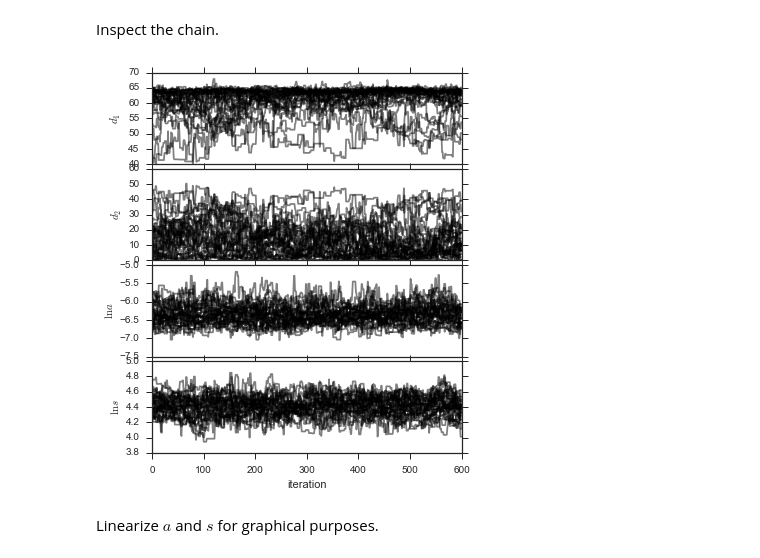
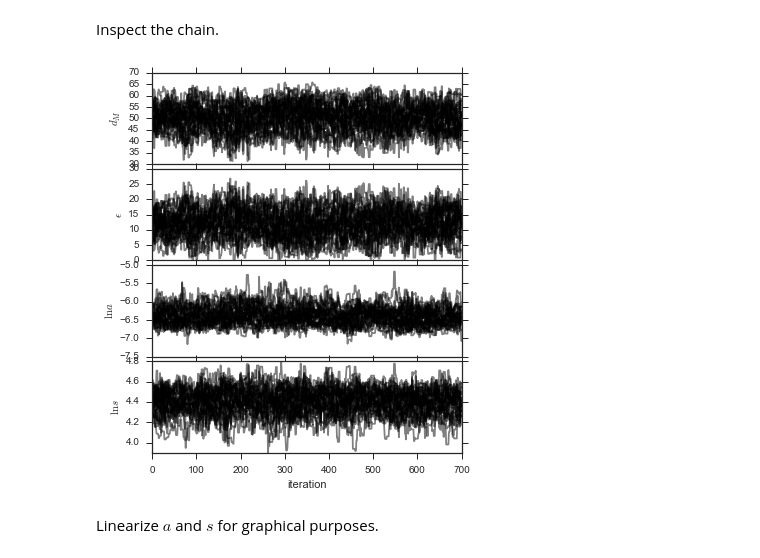
Before and after one commit to Echelle/AO_bonding_paper, a Jupyter notebook: notebooks/SiGaps_12_VG12_twoGaps.ipynb, the cells around one changed output. Cells and saved outputs as stored; diff of their text form; code cells hidden in the pictures.

```diff
--- a/notebooks/SiGaps_12_VG12_twoGaps.ipynb
+++ b/notebooks/SiGaps_12_VG12_twoGaps.ipynb
@@ -74,8 +79,9 @@ Define the prior.
 # %%
-def lnprior(d1, d2, lna, lns):
-    if not (40.0 < d1 < 150.0 and 0.0<d2<60.0 and -12 < lna < -2 and 0 < lns < 10):
+def lnprior(dM, eps, lna, lns):
+    prior = -0.5 * ((49.0-dM)/6.0)**2.0
+    if not (31.0 < dM < 67 and 0.0 < eps < 60.0 and -12 < lna < -2 and 0 < lns < 10):
         return -np.inf
-    return 0.0
+    return prior
 # %% [markdown]
 Combine likelihood and prior to obtain the posterior.
 # %%
@@ -88,10 +94,10 @@ def lnprob(p):
 Set up `emcee`.
 # %%
 @pickle_results('SiGaps_12_VG12_twoGaps-sampler.pkl')
-def hammer_time(ndim, nwalkers, d1_Guess, d2_Guess, a_Guess, s_Guess, nburnins, ntrials):
+def hammer_time(ndim, nwalkers, dM_Guess, eps_Guess, a_Guess, s_Guess, nburnins, ntrials):
 
     # Initialize the walkers
-    p0 = np.array([d1_Guess, d2_Guess, np.log(a_Guess), np.log(s_Guess)])
+    p0 = np.array([dM_Guess, eps_Guess, np.log(a_Guess), np.log(s_Guess)])
     pos = [p0 + 1.0e-2*p0 * np.random.randn(ndim) for i in range(nwalkers)]
 
     sampler = emcee.EnsembleSampler(nwalkers, ndim, lnprob)
@@ -105,14 +111,14 @@ Set up the initial conditions
 # %%
 np.random.seed(78704)
 ndim, nwalkers = 4, 32
-d1_Guess = 49.0
-d2_Guess = 15.0
+dM_Guess = 49.0
+eps_Guess = 15.0
 a_Guess = 0.0016
 s_Guess = 25.0
 nburnins = 200
-ntrials = 600
+ntrials = 700
 # %% [markdown]
 Run the burn-in phase.  Run the full MCMC.  Pickle the results.
 # %%
-sampler = hammer_time(ndim, nwalkers, d1_Guess, d2_Guess, a_Guess, s_Guess, nburnins, ntrials)
+sampler = hammer_time(ndim, nwalkers, dM_Guess, eps_Guess, a_Guess, s_Guess, nburnins, ntrials)
 # %% [output]
@@ -128,14 +137,14 @@ Inspect the chain.
 # %%
 fig, axes = plt.subplots(4, 1, figsize=(5, 6), sharex=True)
 fig.subplots_adjust(left=0.1, bottom=0.1, right=0.96, top=0.98,
                     wspace=0.0, hspace=0.05)
 [a.plot(np.arange(chain.shape[1]), chain[:, :, i].T, "k", alpha=0.5)
  for i, a in enumerate(axes)]
-[a.set_ylabel("${0}$".format(l)) for a, l in zip(axes, ["d_1", "d_2", "\ln a", "\ln s"])]
+[a.set_ylabel("${0}$".format(l)) for a, l in zip(axes, ["d_M", "\epsilon", "\ln a", "\ln s"])]
 axes[-1].set_xlim(0, chain.shape[1])
 axes[-1].set_xlabel("iteration");
 # %% [output]
-[figure, old version]
+[figure, new version]
 # %% [markdown]
 Linearize $a$ and $s$ for graphical purposes.
 # %% [markdown]
```
Also changed, not shown: parts of 11 cells of this notebook, 5 other files.
